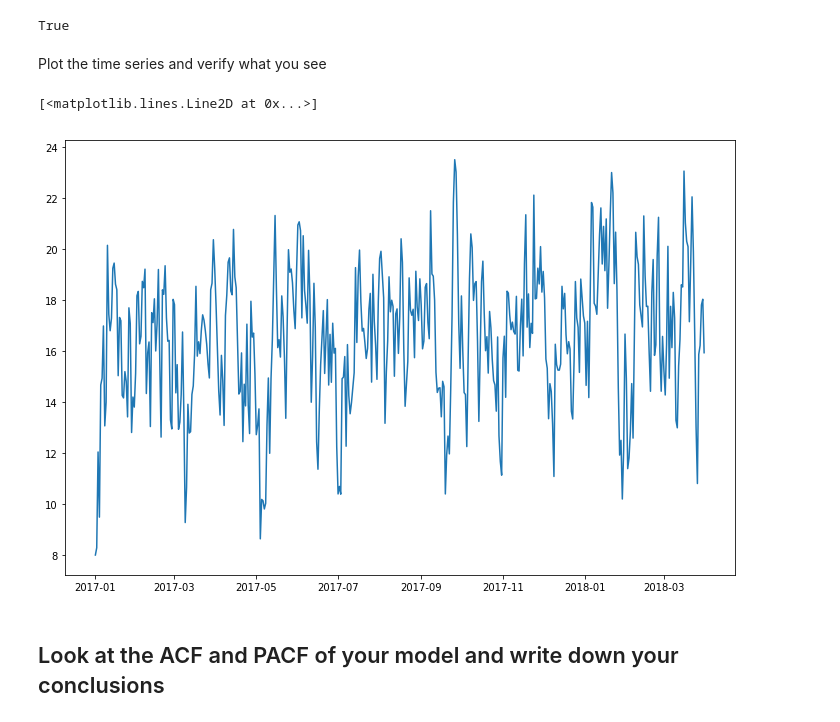
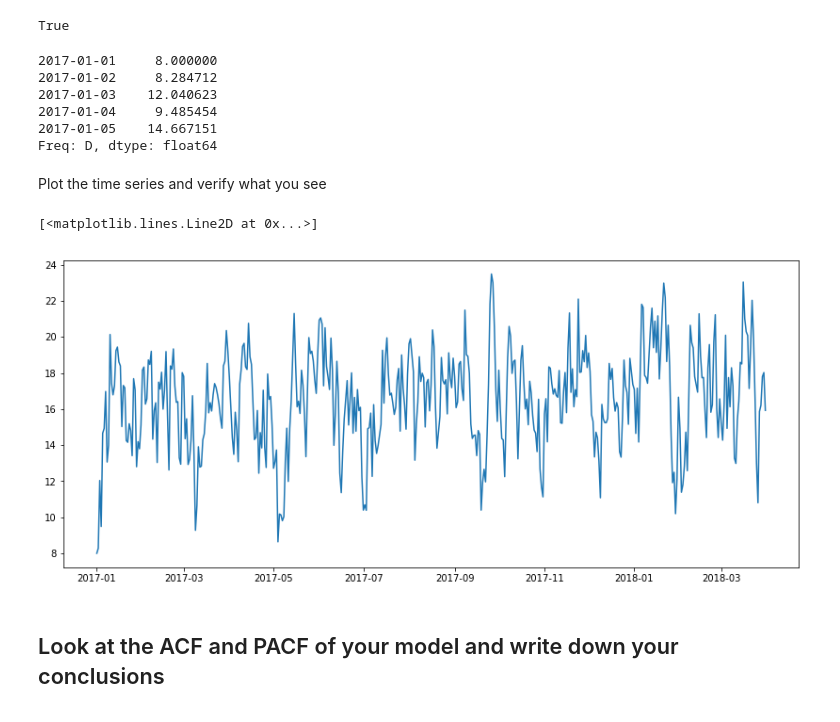
Before and after one commit to ssrosa/dsc-3-26-07-arma-models-lab-online-ds-pt-100118, a Jupyter notebook: index.ipynb, the cells around one changed output. Drawn from its saved outputs; the diff is of its cells as text; code cells hidden in the pictures.

```diff
--- a/index.ipynb
+++ b/index.ipynb
@@ -48,20 +48,29 @@ errors = np.random.normal(loc = 0, scale = 2, size = len(dates))
 # generate the time series according to the formula
 values = [y0]
 
-for i in range(len(dates)):
-    if i != 0 and len(values) < len(dates):
-        values.append(mu + (phi * values[i - 1]) + errors[i])
+for i in range(1, len(dates)):
+ #   if i != 0 and len(values) < len(dates):
+    values.append(mu + (phi * values[i - 1]) + errors[i])
 # %%
 len(values) == len(dates)
 # %% [output]
 True
 # %%
 ts = pd.Series(values, index = dates)
+# %%
+ts.head()
+# %% [output]
+2017-01-01     8.000000
+2017-01-02     8.284712
+2017-01-03    12.040623
+2017-01-04     9.485454
+2017-01-05    14.667151
+Freq: D, dtype: float64
 # %% [markdown]
 Plot the time series and verify what you see
 # %%
-fig = plt.figure(figsize = (12,8))
+fig = plt.figure(figsize = (14,6))
 plt.plot(ts)
 # %% [output]
 [<matplotlib.lines.Line2D at 0x...>]
-[figure, old version]
+[figure, new version]
```
Also changed, not shown: parts of 23 cells of this notebook.
